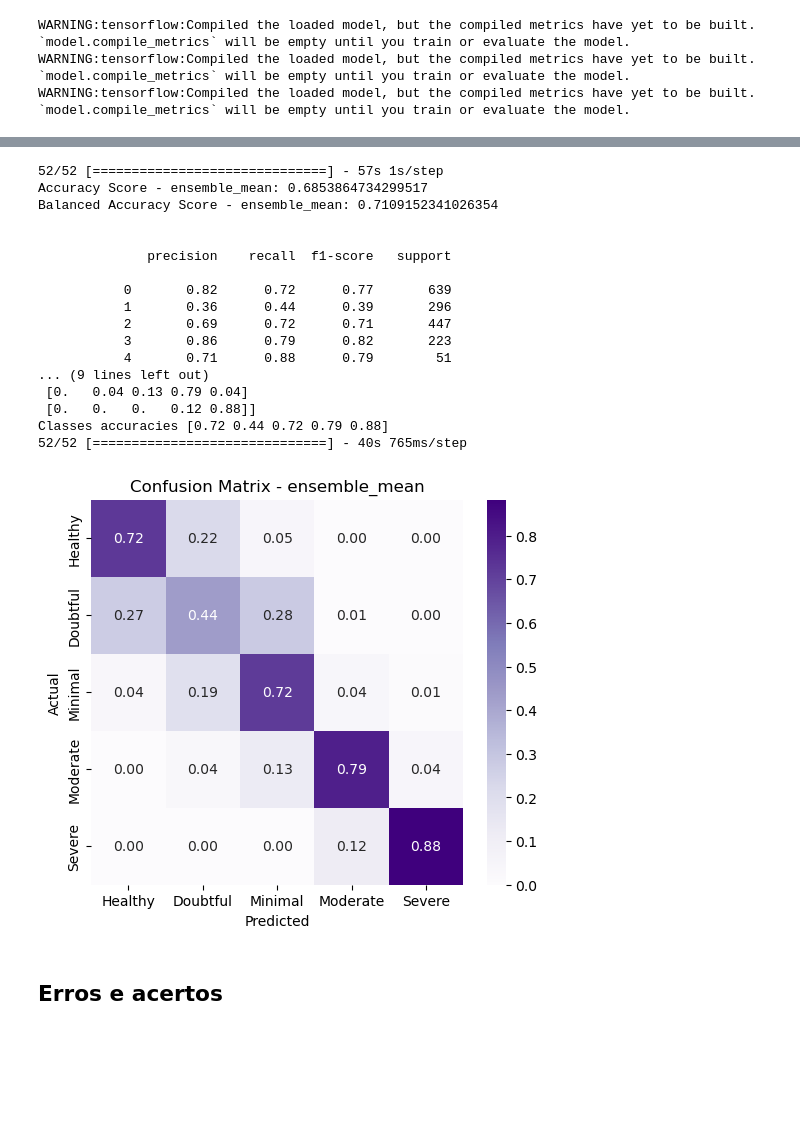
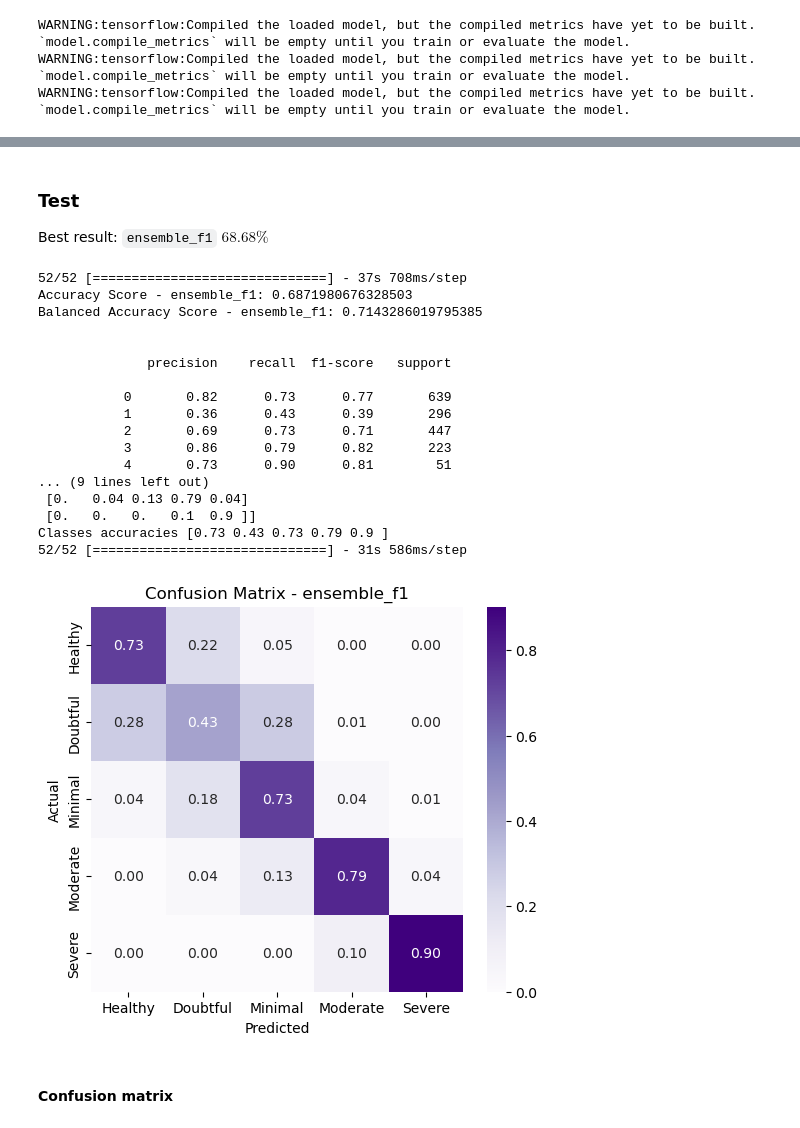
Before and after one commit to mafda/knee_OA_dl_app, a Jupyter notebook: src/02_ensemble_models.ipynb, the cells around one changed output, grey strips where cells are left out. Drawn from its saved outputs; the diff is of its cells as text; code cells hidden in the pictures; blank space fills up the shorter version.

Commit message:
update results with ensemble f1

```diff
--- a/src/02_ensemble_models.ipynb
+++ b/src/02_ensemble_models.ipynb
@@ -282,28 +299,32 @@ Classes accuracies [0.65 0.44 0.71 0.71 0.93]
+# %% [markdown]
+### Test
+
+Best result: `ensemble_f1` $68.68\%$
 # %%
-get_metrics(ensemble_mean, data=test, name="ensemble_mean")
+get_metrics(ensemble_f1, data=test, name="ensemble_f1")
 compute_confusion_matrix(
-    ensemble_mean, class_names, data=test, name="ensemble_mean"
+    ensemble_f1, class_names, data=test, name="ensemble_f1"
 )
 # %% [output]
-52/52 [==============================] - 57s 1s/step
-Accuracy Score - ensemble_mean: 0.6853864734299517
-Balanced Accuracy Score - ensemble_mean: 0.7109152341026354
+52/52 [==============================] - 37s 708ms/step
+Accuracy Score - ensemble_f1: 0.6871980676328503
+Balanced Accuracy Score - ensemble_f1: 0.7143286019795385
 
 
               precision    recall  f1-score   support
 
-           0       0.82      0.72      0.77       639
-           1       0.36      0.44      0.39       296
-           2       0.69      0.72      0.71       447
+           0       0.82      0.73      0.77       639
+           1       0.36      0.43      0.39       296
+           2       0.69      0.73      0.71       447
            3       0.86      0.79      0.82       223
-           4       0.71      0.88      0.79        51
+           4       0.73      0.90      0.81        51
 ... (9 lines left out)
  [0.   0.04 0.13 0.79 0.04]
- [0.   0.   0.   0.12 0.88]]
-Classes accuracies [0.72 0.44 0.72 0.79 0.88]
-52/52 [==============================] - 40s 765ms/step
+ [0.   0.   0.   0.1  0.9 ]]
+Classes accuracies [0.73 0.43 0.73 0.79 0.9 ]
+52/52 [==============================] - 31s 586ms/step
-[figure, old version]
+[figure, new version]
-# %% [markdown]
-## Erros e acertos
+# %% [markdown]
+#### Confusion matrix
 # %%
 y_true =test.labels
```
Also changed, not shown: parts of 13 cells of this notebook.
